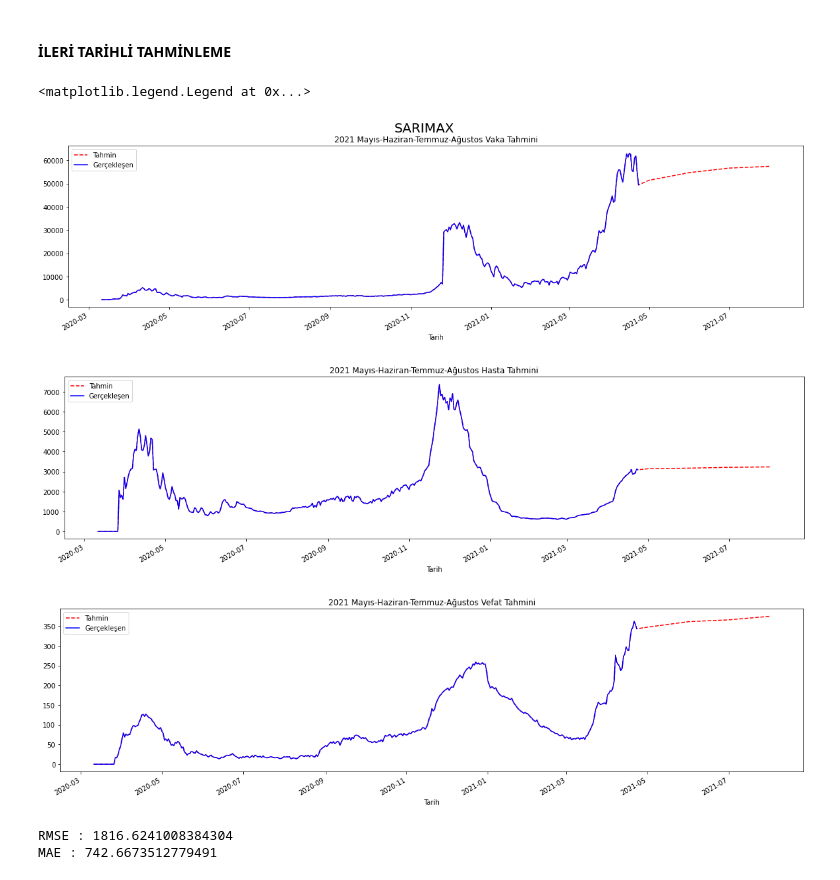
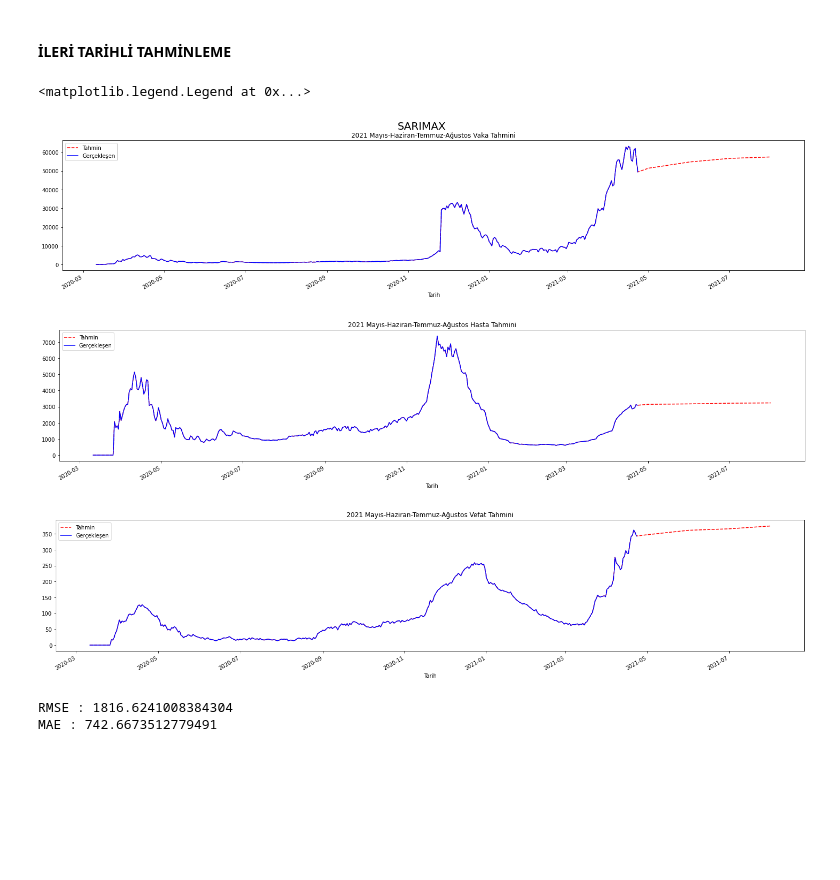
Before and after one commit to nafizcntz/Covid19-Tr-Forecasting, a Jupyter notebook: covid_tr.ipynb, the cells around one changed output. Drawn from its saved outputs; the diff is of its cells as text; code cells hidden in the pictures; blank space fills up the shorter version.

```diff
--- a/covid_tr.ipynb
+++ b/covid_tr.ipynb
@@ -654,26 +651,26 @@ deneme = value.copy()
 deneme.columns=["Bugünkü Vefat Sayısı"]
 dff_vefat = pd.concat([b_vefat_df, deneme])
 # %%
-plt.figure(figsize=(20,5))
+plt.figure(figsize=(25,5))
 plt.suptitle('SARIMAX', fontsize = 20)
 dff_vaka["Bugünkü Vaka Sayısı"].plot(title = "2021 Mayıs-Haziran-Temmuz-Ağustos Vaka Tahmini", color = "r", marker = ".", ms=0, ls="--")
 b_vaka_df["Bugünkü Vaka Sayısı"].plot(color = "b" , marker = ".", ms = 0, ls = "-")
 plt.legend(["Tahmin","Gerçekleşen"], loc="upper left")
 
-plt.figure(figsize=(20,5))
+plt.figure(figsize=(25,5))
 dff_hasta["Bugünkü Hasta Sayısı"].plot(title = "2021 Mayıs-Haziran-Temmuz-Ağustos Hasta Tahmini", color = "r", marker = ".", ms=0, ls="--")
 b_hasta_df["Bugünkü Hasta Sayısı"].plot(color = "b" , marker = ".", ms = 0, ls = "-")
 plt.legend(["Tahmin","Gerçekleşen"], loc="upper left")
 
-plt.figure(figsize=(20,5))
+plt.figure(figsize=(25,5))
 dff_vefat["Bugünkü Vefat Sayısı"].plot(title = "2021 Mayıs-Haziran-Temmuz-Ağustos Vefat Tahmini", color = "r", marker = ".", ms=0, ls="--")
 b_vefat_df["Bugünkü Vefat Sayısı"].plot(color = "b" , marker = ".", ms = 0, ls = "-")
 plt.legend(["Tahmin","Gerçekleşen"], loc="upper left")
 # %% [output]
 <matplotlib.legend.Legend at 0x...>
-[figure, old version]
+[figure, new version]
-[figure, old version]
+[figure, new version]
-[figure, old version]
+[figure, new version]
 # %%
 sarimax_rmse = np.sqrt(results_vaka.mse)
 sarimax_mae = results_vaka.mae
```
Also changed, not shown: parts of 46 cells of this notebook, 1 other file.
